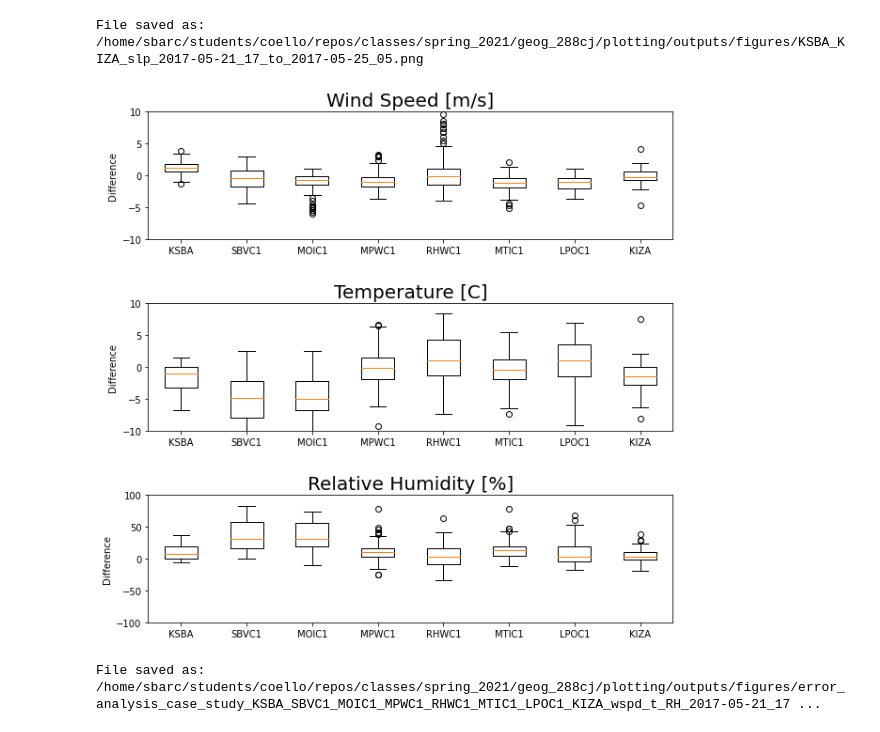
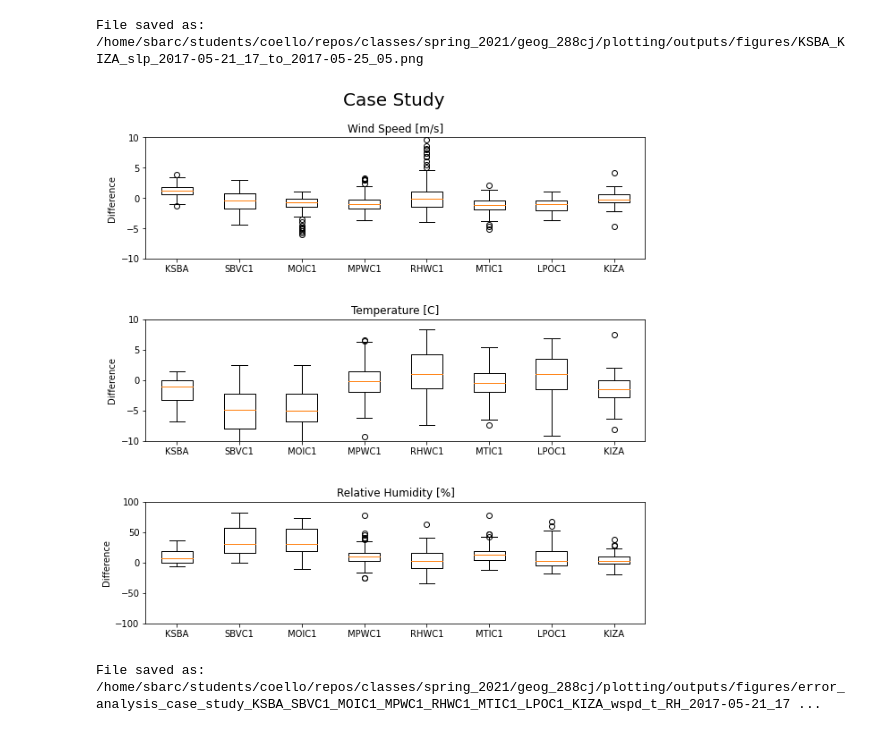
Before and after one commit to mmcoello/spring_2021, a Jupyter notebook: geog_288cj/plotting/analysis/station_data_v_wrf.ipynb, the cells around one changed output. Saved outputs shown, nothing was run; the diff lists cells and outputs as text; code cells hidden in the pictures.

Commit message:
made some updates to error plots

```diff
--- a/geog_288cj/plotting/analysis/station_data_v_wrf.ipynb
+++ b/geog_288cj/plotting/analysis/station_data_v_wrf.ipynb
@@ -402,7 +402,7 @@ plot_station_winds([da, dwrf, dclimo], ['Obs', 'Case', 'Climo'], \
 File saved as: /home/sbarc/students/coello/repos/classes/spring_2021/geog_288cj/plotting/outputs/figures/KSBA_KIZA_slp_2017-05-21_17_to_2017-05-25_05.png
 # %%
 def station_errors(data1, data2, date_time, stations, var, var_labs, var_lims, \
-                     fig_size, test_name, outdir):
+                     fig_size, test_name, title, outdir):
 
     var_names = ''
     stat_names = ''
@@ -430,36 +430,39 @@ def station_errors(data1, data2, date_time, stations, var, var_labs, var_lims, \
             if (j == 0):
                 stat_names = stat_names + '_' + stations[i]
 
         var_names = var_names + '_' + str(var[j])
 
         plt.boxplot(da_var)
 
         ax.set_ylabel('Difference', multialignment='center')
         ax.set_ylim(var_lims[j])
 
         ax.set_xticklabels(stations)
 
-        plt.title(var_labs[j], loc = 'center', size = 20)
+        ax.title.set_text(var_labs[j])
+
+        if (j == 0):
+            plt.suptitle(title, size = 20, y = 0.95, x = 0.51)
 
 
     # Save and display figure
     plot_name = 'error_analysis_' + test_name + '_' + stat_names[1:] + var_names + '_' + str(date_time.values[0])[:-16].replace('T', '_') + \
                 '_to_' + str(date_time.values[-1])[:-16].replace('T', '_') + '.png'
     plt.savefig(outdir+plot_name,  bbox_inches='tight', dpi = 120)
     plt.show()
     print('File saved as:', outdir+plot_name, '\n')
 
 
 station_vars = ['wspd', 't', 'RH']
 var_labels = ['Wind Speed [' + wnd_units + ']', 'Temperature [C]', 'Relative Humidity [%]']
 var_lims = [(-10, 10), (-10, 10), (-100, 100)]
 line_labs = [('-', None), ('-', None), ('-', None)]
 
 
 station_errors(da, dwrf, da.time, stations,  station_vars, var_labels, var_lims, \
-                 (10, 10), 'case_study', fig_outdir)
+                 (10, 10), 'case_study', 'Case Study', fig_outdir)
 # %% [output]
-[figure, old version]
+[figure, new version]
 File saved as: /home/sbarc/students/coello/repos/classes/spring_2021/geog_288cj/plotting/outputs/figures/error_analysis_case_study_KSBA_SBVC1_MOIC1_MPWC1_RHWC1_MTIC1_LPOC1_KIZA_wspd_t_RH_2017-05-21_17 ...
 # %%
 station_errors(da, dclimo, da.time, stations,  station_vars, var_labels, var_lims, \
```
Also changed, not shown: parts of 2 cells of this notebook, 2 other files.
